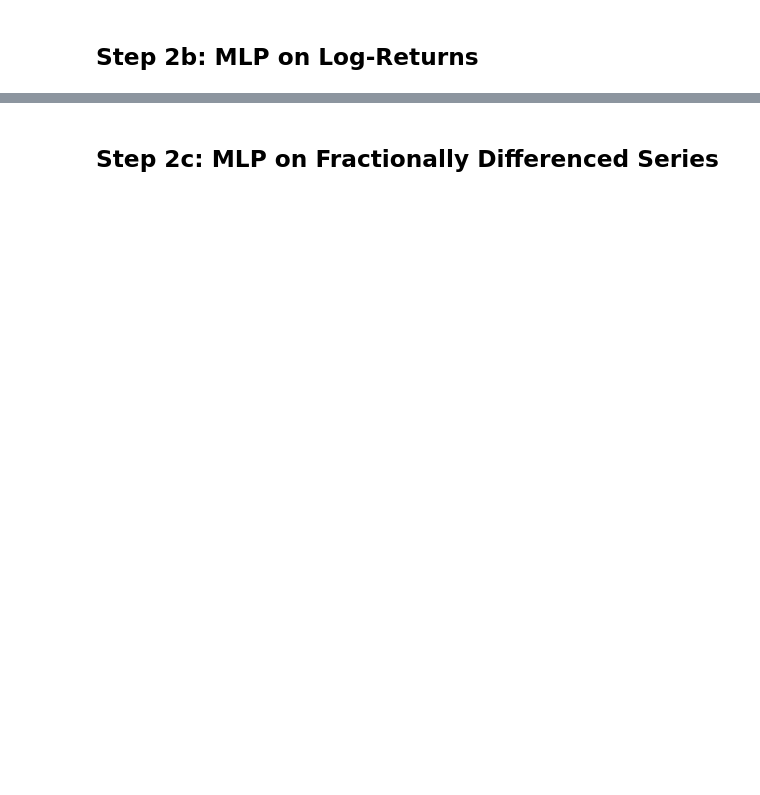
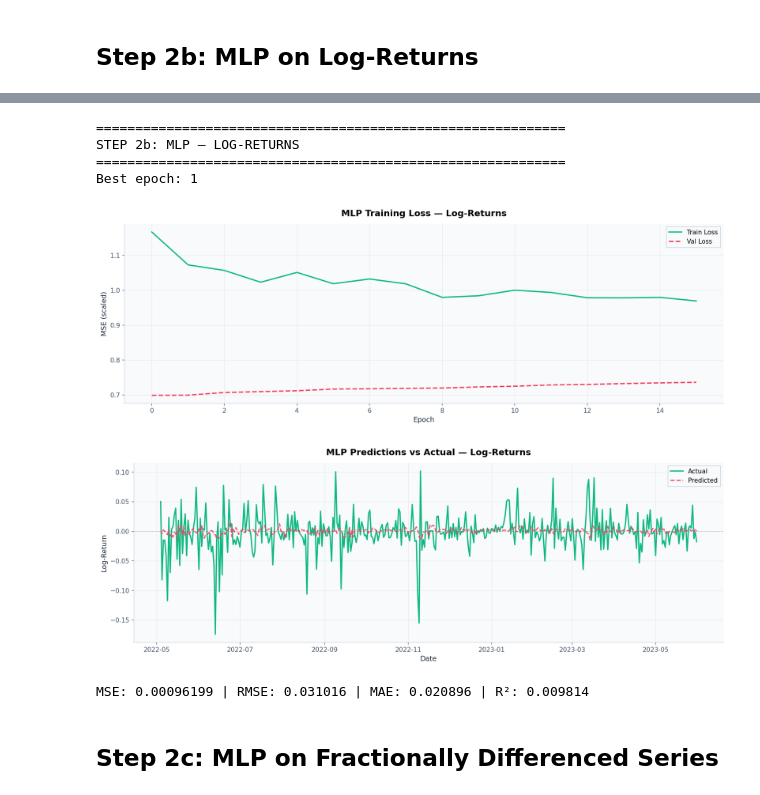
Before and after one commit to QuantSingularity/CNN-MLP-GAF-Deep-Learning-Finance, a Jupyter notebook: BTC_MLP_CNN_GAF_Forecasting.ipynb, the cells around one changed output, grey strips where cells are left out. Drawn from its saved outputs; the diff is of its cells as text; code cells hidden in the pictures; blank space fills up the shorter version.

```diff
--- a/BTC_MLP_CNN_GAF_Forecasting.ipynb
+++ b/BTC_MLP_CNN_GAF_Forecasting.ipynb
@@ -789,2 +564,76 @@ R-squared: -0.161982
+# %%
+print("=" * 60)
+print("STEP 2b: MLP — LOG-RETURNS")
+print("=" * 60)
+
+X_lr, y_lr          = create_mlp_data(log_returns.values, MLP_WINDOW)
+split_lr             = int(TRAIN_RATIO * len(X_lr))
+X_tr_lr, X_te_lr    = X_lr[:split_lr], X_lr[split_lr:]
+y_tr_lr, y_te_lr    = y_lr[:split_lr], y_lr[split_lr:]
+
+sc_lr_X = StandardScaler(); sc_lr_y = StandardScaler()
+X_tr_lr_sc = sc_lr_X.fit_transform(X_tr_lr)
+X_te_lr_sc = sc_lr_X.transform(X_te_lr)
+y_tr_lr_sc = sc_lr_y.fit_transform(y_tr_lr.reshape(-1, 1)).ravel()
+y_te_lr_sc = sc_lr_y.transform(y_te_lr.reshape(-1, 1)).ravel()
+
+mlp_lr = Sequential([
+    Dense(64, activation='relu', input_shape=(MLP_WINDOW,)),
+    Dropout(0.2), Dense(32, activation='relu'), Dropout(0.2), Dense(1)
+])
+mlp_lr.compile(optimizer=tf.keras.optimizers.Adam(LR), loss='mse')
+
+hist_lr = mlp_lr.fit(X_tr_lr_sc, y_tr_lr_sc,
+                      epochs=MLP_EPOCHS, batch_size=BATCH_SIZE,
+                      validation_split=VAL_SPLIT,
+                      callbacks=make_callbacks(MLP_PATIENCE, MLP_PATIENCE // 2), verbose=0)
+print(f"Best epoch: {np.argmin(hist_lr.history['val_loss']) + 1}")
+
+# — Loss curve —
+fig, ax = plt.subplots(figsize=FIG_SIZE)
+ax.plot(hist_lr.history['loss'],     color=C['emerald'], lw=2,        label='Train Loss')
+ax.plot(hist_lr.history['val_loss'], color=C['rose'],    lw=2, ls='--', label='Val Loss')
+ax.set_title('MLP Training Loss — Log-Returns')
+ax.set_xlabel('Epoch'); ax.set_ylabel('MSE (scaled)'); ax.legend()
+plt.tight_layout(); plt.show()
+
+y_pred_lr_sc = mlp_lr.predict(X_te_lr_sc, verbose=0).ravel()
+y_pred_lr    = sc_lr_y.inverse_transform(y_pred_lr_sc.reshape(-1, 1)).ravel()
+
+# Determine the correct length based on the actual test data
+actual_test_length = len(y_te_lr)
+
+# Truncate predictions if they are longer than actuals
+y_pred_lr = y_pred_lr[:actual_test_length]
+
+# Slice y_te_lr to match actual_test_length (which it already is, but for clarity)
+y_te_lr_plot = y_te_lr[:actual_test_length]
+
+# Build index based on the actual test length
+lr_test_index = log_returns.index[split_lr + MLP_WINDOW : split_lr + MLP_WINDOW + actual_test_length]
+
+# — Predictions vs Actual —
+fig, ax = plt.subplots(figsize=FIG_SIZE)
+ax.plot(lr_test_index, y_te_lr_plot, color=C['emerald'], lw=2,        label='Actual')
+ax.plot(lr_test_index, y_pred_lr,    color=C['rose'],    lw=1.8, ls='--', label='Predicted', alpha=0.9)
+ax.axhline(0, color=C['slate'], ls=':', lw=1, alpha=0.6)
+ax.set_title('MLP Predictions vs Actual — Log-Returns')
+ax.set_xlabel('Date'); ax.set_ylabel('Log-Return'); ax.legend()
+plt.tight_layout(); plt.show()
+
+mse_lr  = mean_squared_error(y_te_lr_plot, y_pred_lr)
+rmse_lr = np.sqrt(mse_lr)
+mae_lr  = mean_absolute_error(y_te_lr_plot, y_pred_lr)
+r2_lr   = r2_score(y_te_lr_plot, y_pred_lr)
+print(f"MSE: {mse_lr:.8f} | RMSE: {rmse_lr:.6f} | MAE: {mae_lr:.6f} | R²: {r2_lr:.6f}")
+mlp_metrics['Log-Returns'] = dict(MSE=mse_lr, RMSE=rmse_lr, MAE=mae_lr, R2=r2_lr)
+# %% [output]
+============================================================
+STEP 2b: MLP — LOG-RETURNS
+============================================================
+Best epoch: 1
+[figure, added]
+[figure, added]
+MSE: 0.00096199 | RMSE: 0.031016 | MAE: 0.020896 | R²: 0.009814
 # %% [markdown]
 ## Step 2c: MLP on Fractionally Differenced Series
```
Also changed, not shown: parts of 38 cells of this notebook.
